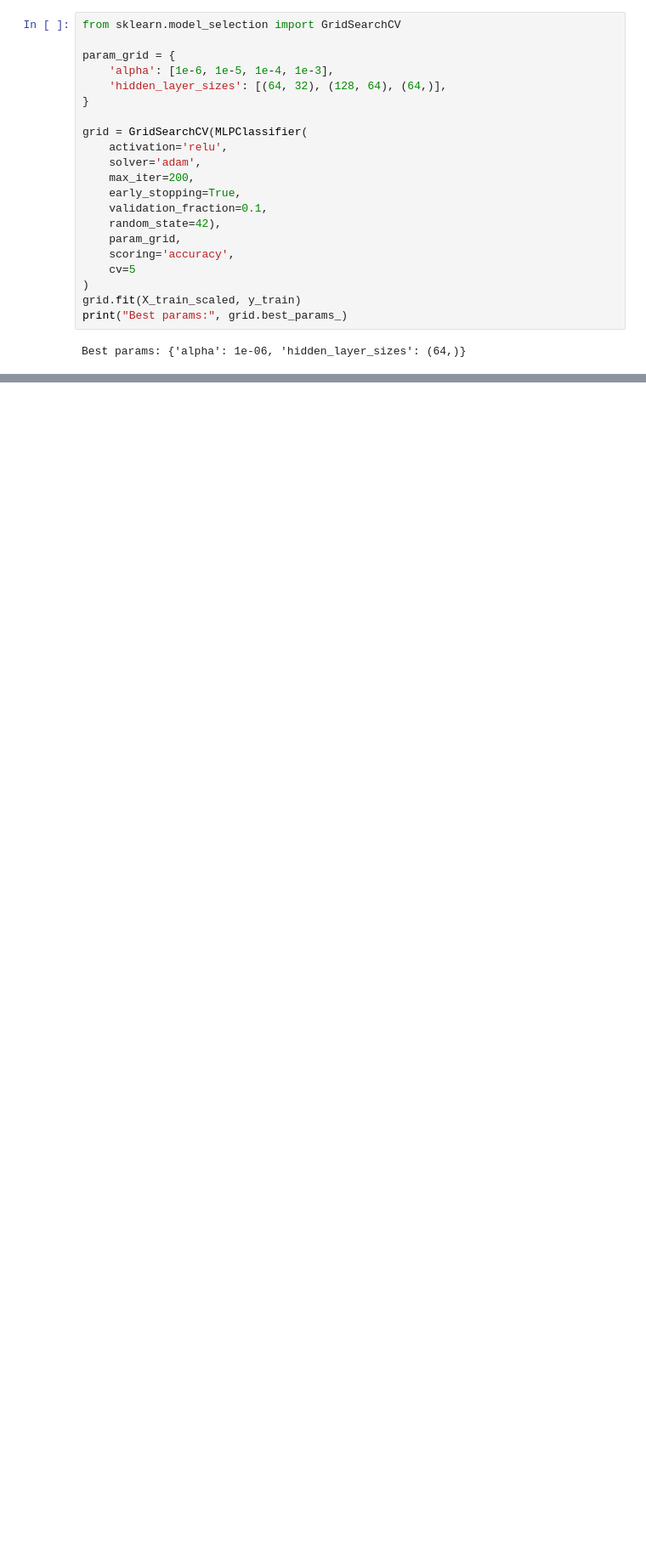
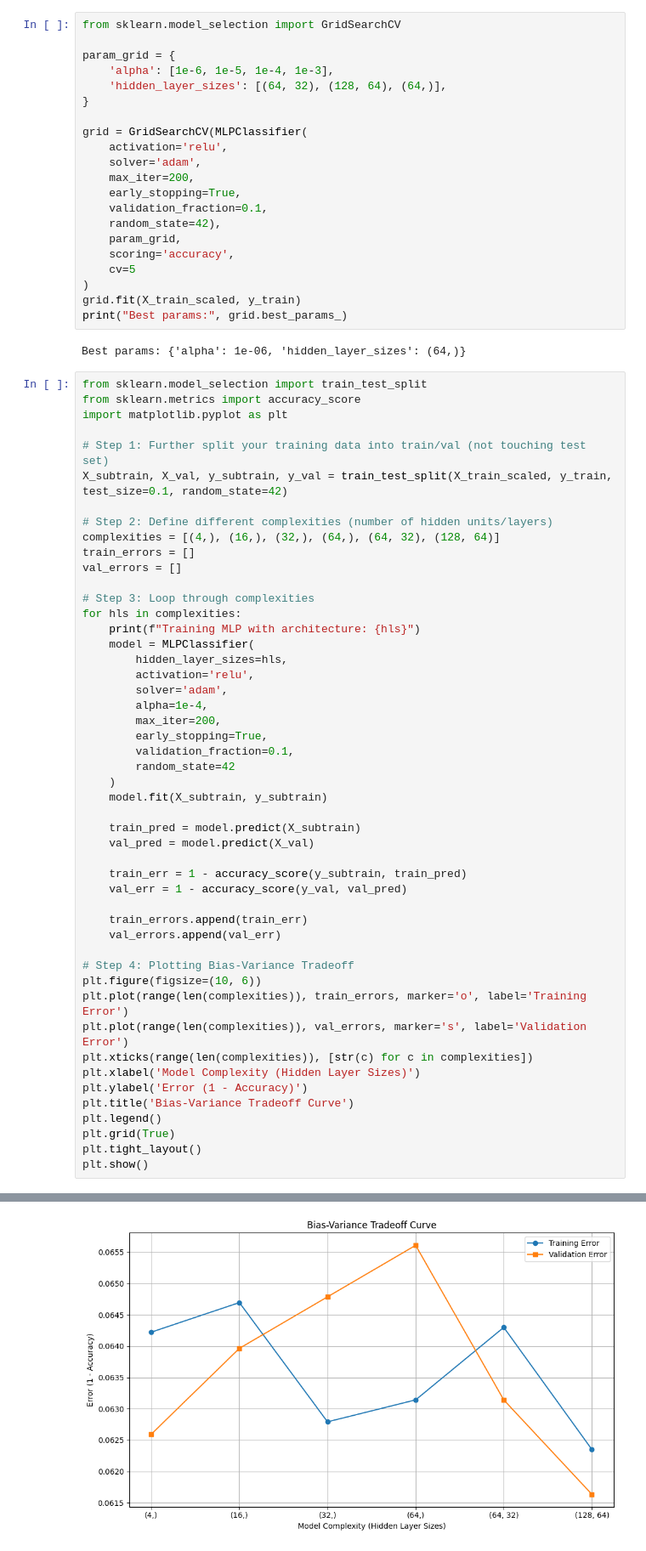
Before and after one commit to aayanjain2772/IML_PROJECT_TENNIS-PREDICTION, a Jupyter notebook: model_NN_reLU.ipynb, the cells around one changed output, grey strips where cells are left out. Shown: that part at 85% size. Saved outputs shown, nothing was run; the diff lists cells and outputs as text; blank space fills up the shorter version.

```diff
--- a/model_NN_reLU.ipynb
+++ b/model_NN_reLU.ipynb
@@ -139,3 +139,53 @@ grid.fit(X_train_scaled, y_train)
 print("Best params:", grid.best_params_)
 # %% [output]
 Best params: {'alpha': 1e-06, 'hidden_layer_sizes': (64,)}
+# %%
+from sklearn.model_selection import train_test_split
+from sklearn.metrics import accuracy_score
+import matplotlib.pyplot as plt
+
+# Step 1: Further split your training data into train/val (not touching test set)
+X_subtrain, X_val, y_subtrain, y_val = train_test_split(X_train_scaled, y_train, test_size=0.1, random_state=42)
+
+# Step 2: Define different complexities (number of hidden units/layers)
+complexities = [(4,), (16,), (32,), (64,), (64, 32), (128, 64)]
+train_errors = []
+val_errors = []
+
+# Step 3: Loop through complexities
+for hls in complexities:
+    print(f"Training MLP with architecture: {hls}")
+    model = MLPClassifier(
+        hidden_layer_sizes=hls,
+        activation='relu',
+        solver='adam',
+        alpha=1e-4,
+        max_iter=200,
+        early_stopping=True,
+        validation_fraction=0.1,
+        random_state=42
+    )
+    model.fit(X_subtrain, y_subtrain)
+
+    train_pred = model.predict(X_subtrain)
+    val_pred = model.predict(X_val)
+
+    train_err = 1 - accuracy_score(y_subtrain, train_pred)
+    val_err = 1 - accuracy_score(y_val, val_pred)
+
+    train_errors.append(train_err)
+    val_errors.append(val_err)
+
+# Step 4: Plotting Bias-Variance Tradeoff
+plt.figure(figsize=(10, 6))
+plt.plot(range(len(complexities)), train_errors, marker='o', label='Training Error')
+plt.plot(range(len(complexities)), val_errors, marker='s', label='Validation Error')
+plt.xticks(range(len(complexities)), [str(c) for c in complexities])
+plt.xlabel('Model Complexity (Hidden Layer Sizes)')
+plt.ylabel('Error (1 - Accuracy)')
+plt.title('Bias-Variance Tradeoff Curve')
+plt.legend()
+plt.grid(True)
+plt.tight_layout()
+plt.show()
+# %% [output]
@@ -141,0 +198 @@ Best params: {'alpha': 1e-06, 'hidden_layer_sizes': (64,)}
+[figure, added]
```
Also changed, not shown: parts of 1 cell of this notebook, 5 other files.
